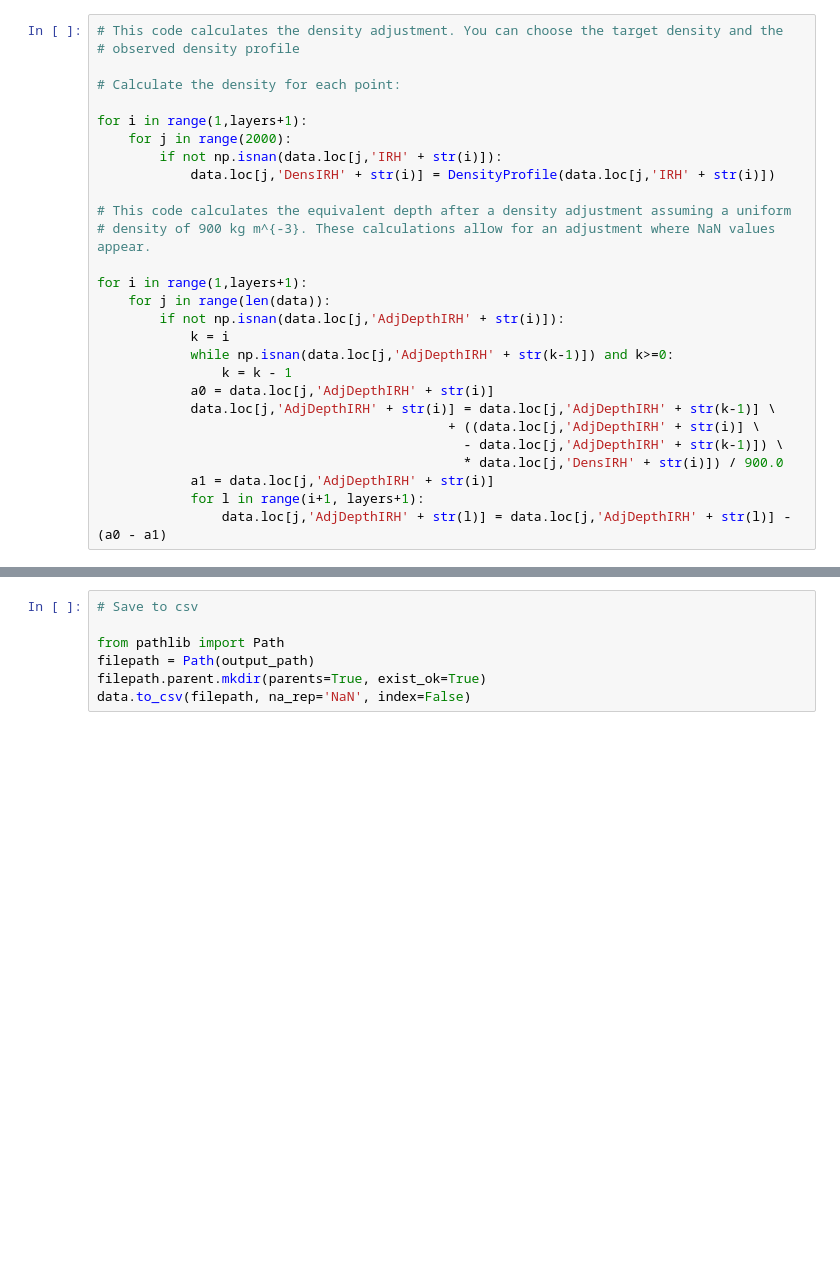
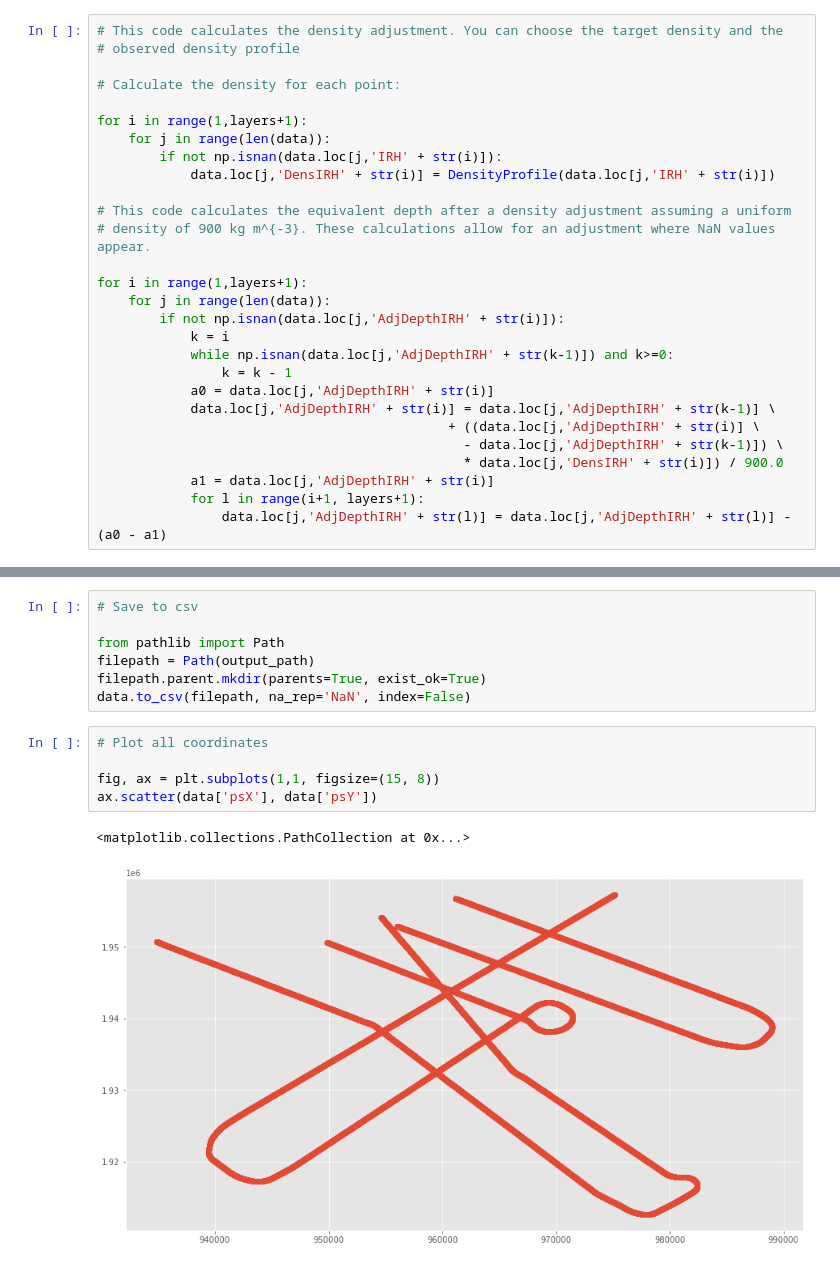
Before and after one commit to henryclara/DerwaelAccompanyingCode, a Jupyter notebook: DensityAdjustment.ipynb, the cells around one changed output, grey strips where cells are left out. Saved outputs shown, nothing was run; the diff lists cells and outputs as text; blank space fills up the shorter version.

```diff
--- a/DensityAdjustment.ipynb
+++ b/DensityAdjustment.ipynb
@@ -78,7 +93,7 @@ for i in range(1, layers+1):
 # Calculate the density for each point:
 
 for i in range(1,layers+1):
-    for j in range(2000):
+    for j in range(len(data)):
         if not np.isnan(data.loc[j,'IRH' + str(i)]):
             data.loc[j,'DensIRH' + str(i)] = DensityProfile(data.loc[j,'IRH' + str(i)])
 
@@ -141,3 +164,11 @@ from pathlib import Path
 filepath = Path(output_path)
 filepath.parent.mkdir(parents=True, exist_ok=True)
 data.to_csv(filepath, na_rep='NaN', index=False)
+# %%
+# Plot all coordinates
+
+fig, ax = plt.subplots(1,1, figsize=(15, 8))
+ax.scatter(data['psX'], data['psY'])
+# %% [output]
+<matplotlib.collections.PathCollection at 0x...>
+[figure, added]
```
Also changed, not shown: parts of 3 cells of this notebook.
